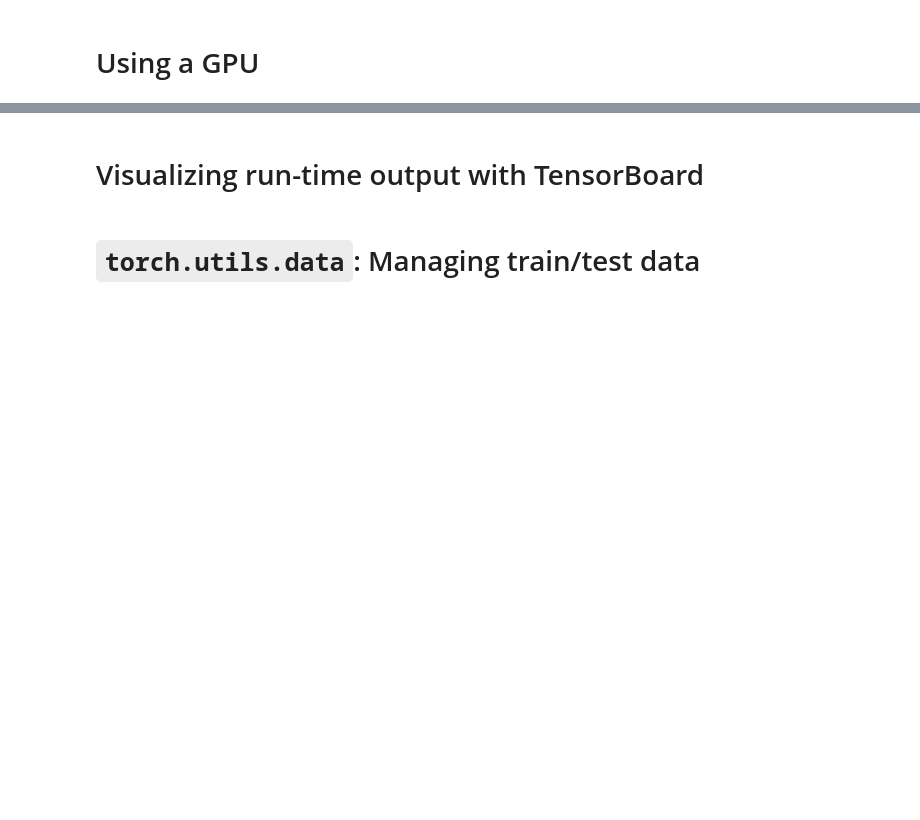
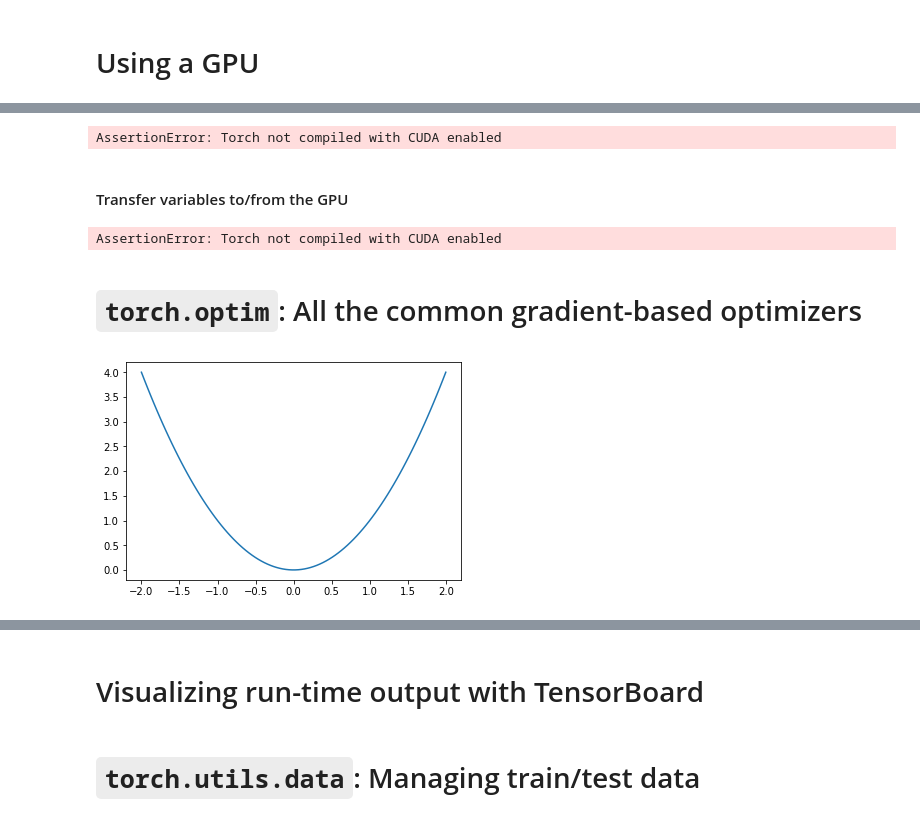
Before and after one commit to compdyn/pytorch_tutorial, a Jupyter notebook: PyTorch_tutorial.ipynb, the cells around one changed output, grey strips where cells are left out. Saved outputs shown, nothing was run; the diff lists cells and outputs as text; code cells hidden in the pictures; blank space fills up the shorter version.

```diff
--- a/PyTorch_tutorial.ipynb
+++ b/PyTorch_tutorial.ipynb
@@ -117,0 +251,27 @@ dz/dx = 4.0
+# %%
+x = torch.ones(4, device="cuda")
+# %% [output]
+AssertionError: Torch not compiled with CUDA enabled
+# %% [markdown]
+#### Transfer variables to/from the GPU
+# %%
+x = torch.tensor([1, 2, 3])
+y = torch.tensor([4, 5, 6])
+x = x.to('cuda')
+y = y.to('cuda')
+z = x * y
+z = z.to('cpu')
+z
+# %% [output]
+AssertionError: Torch not compiled with CUDA enabled
+# %% [markdown]
+# `torch.optim`: All the common gradient-based optimizers
+# %%
+def f(x):
+    return x**2
+# %%
+xvec = np.linspace(-2, 2, 100)
+fvec = f(xvec)
+plt.plot(xvec, fvec);
+# %% [output]
+[figure, added]
```
Also changed, not shown: parts of 72 cells of this notebook.
